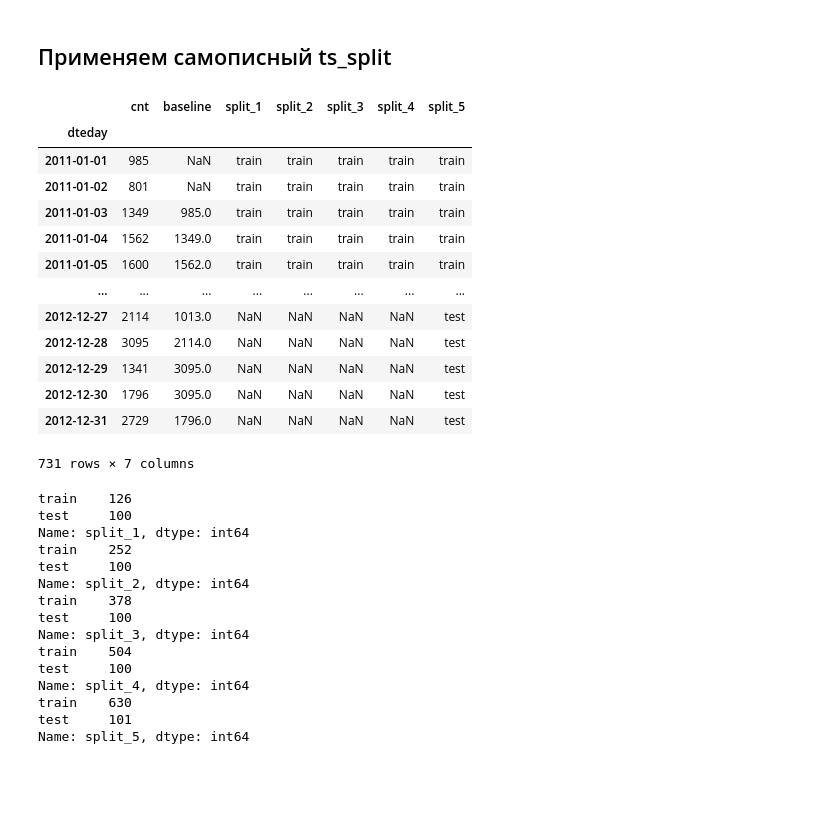
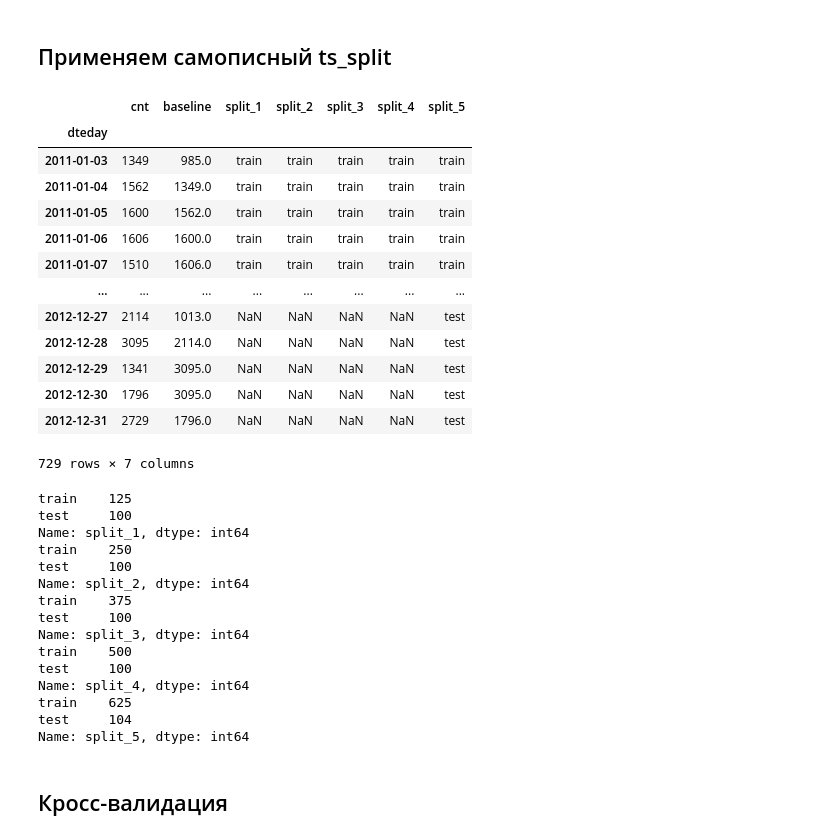
Before and after one commit to alexfadin/timeseries, a Jupyter notebook: TS_hw_1.ipynb, the cells around one changed output. Drawn from its saved outputs; the diff is of its cells as text; code cells hidden in the pictures; blank space fills up the shorter version.

```diff
--- a/TS_hw_1.ipynb
+++ b/TS_hw_1.ipynb
@@ -34,10 +34,10 @@ def r2_s_rate(y, y_hat):
 
     """балансируем прожорливый по отношению к ресурсам(велосипедам) уровень сервиса коэффициентом детерминации"""
 
-    s_r = service_rate(y, y_hat).mean()
-    r2 = r2_score(y, y_hat)
+    s_r = round(service_rate(y, y_hat).mean(),3)
+    r2 = round(r2_score(y, y_hat),3)
 
-    return s_r*r2, s_r, r2
+    return round(s_r*r2,2), s_r, r2
 
 def check_param(actual:pd.Series) -> pd.DataFrame:
 
@@ -72,7 +72,7 @@ def ts_split(df:pd.DataFrame, n_splits=5, n_test_samples = 100) -> pd.DataFrame:
 
         split_ind = n_train_samples*i
 
-        filter_train = df.iloc[split_ind].index
+        filter_train = df.iloc[:split_ind].index
         filter_test = df.iloc[split_ind:split_ind+n_test_samples].index
 
         df.loc[df.index.isin(filter_train), f'split_{i}'] = 'train'
@@ -81,6 +81,29 @@ def ts_split(df:pd.DataFrame, n_splits=5, n_test_samples = 100) -> pd.DataFrame:
     df.loc[df[f'split_{n_splits}'].isnull(), f'split_{n_splits}'] = 'test'
 
     return df
+
+def cross_validation(df):
+    """сгружаем сюда результат работы ts_split, возвращаем тензор метрик на каждый сплит и средние метрики по всем сплитам"""
+
+    split_cols = [col for col in df.columns if 'split' in col]
+    results = {}
+
+    for i in df[split_cols].columns:
+        tmp_train = df[df[i] == 'train']
+        tmp_test = df[df[i] == 'test']
+        metrics_train = r2_s_rate(tmp_train.cnt, tmp_train.baseline)
+        metrics_test = r2_s_rate(tmp_test.cnt, tmp_test.baseline)
+
+        results.update({i:{'train' : metrics_train,
+                           'test' : metrics_test}})
+
+    results_per_split = pd.DataFrame(results)
+    mean_results = pd.DataFrame()
+
+    for index, column in enumerate(['r2_s_rate', 's_rate', 'r2']):
+        mean_results[column] = results_per_split.apply(lambda row: [row[index] for row in row], axis = 0).mean(axis = 1)
+
+    return results_per_split.T, mean_results
 # %% [markdown]
 ## Загружаем датасет и делаем ресэмплинг
 # %%
@@ -119,41 +142,43 @@ bike_sharing_ts_daily.loc['01-08-2012':].plot(title = 'Bike rent daily basis', l
 # %% [markdown]
 ## Применяем самописный ts_split
 # %%
-splits = ts_split(bike_sharing_ts_daily)
+splits = ts_split(bike_sharing_ts_daily.dropna())
 splits
 # %% [output]
 |  | cnt | baseline | split_1 | split_2 | split_3 | split_4 | split_5 |
 | dteday |  |  |  |  |  |  |  |
-| 2011-01-01 | 985 | NaN | train | train | train | train | train |
-| 2011-01-02 | 801 | NaN | train | train | train | train | train |
 | 2011-01-03 | 1349 | 985.0 | train | train | train | train | train |
 | 2011-01-04 | 1562 | 1349.0 | train | train | train | train | train |
 | 2011-01-05 | 1600 | 1562.0 | train | train | train | train | train |
+| 2011-01-06 | 1606 | 1600.0 | train | train | train | train | train |
+| 2011-01-07 | 1510 | 1606.0 | train | train | train | train | train |
 | ... | ... | ... | ... | ... | ... | ... | ... |
 | 2012-12-27 | 2114 | 1013.0 | NaN | NaN | NaN | NaN | test |
 | 2012-12-28 | 3095 | 2114.0 | NaN | NaN | NaN | NaN | test |
 | 2012-12-29 | 1341 | 3095.0 | NaN | NaN | NaN | NaN | test |
 | 2012-12-30 | 1796 | 3095.0 | NaN | NaN | NaN | NaN | test |
 | 2012-12-31 | 2729 | 1796.0 | NaN | NaN | NaN | NaN | test |
-731 rows × 7 columns
+729 rows × 7 columns
 # %%
 split_cols = [col for col in splits.columns if 'split' in col]
 
 for i in splits[split_cols].columns:
     print(splits[i].value_counts())
 # %% [output]
-train    126
+train    125
 test     100
 Name: split_1, dtype: int64
-train    252
+train    250
 test     100
 Name: split_2, dtype: int64
-train    378
+train    375
 test     100
 Name: split_3, dtype: int64
-train    504
+train    500
 test     100
 Name: split_4, dtype: int64
-train    630
-test     101
+train    625
+test     104
 Name: split_5, dtype: int64
+# %% [markdown]
+## Кросс-валидация
```
Also changed, not shown: parts of 5 cells of this notebook.
